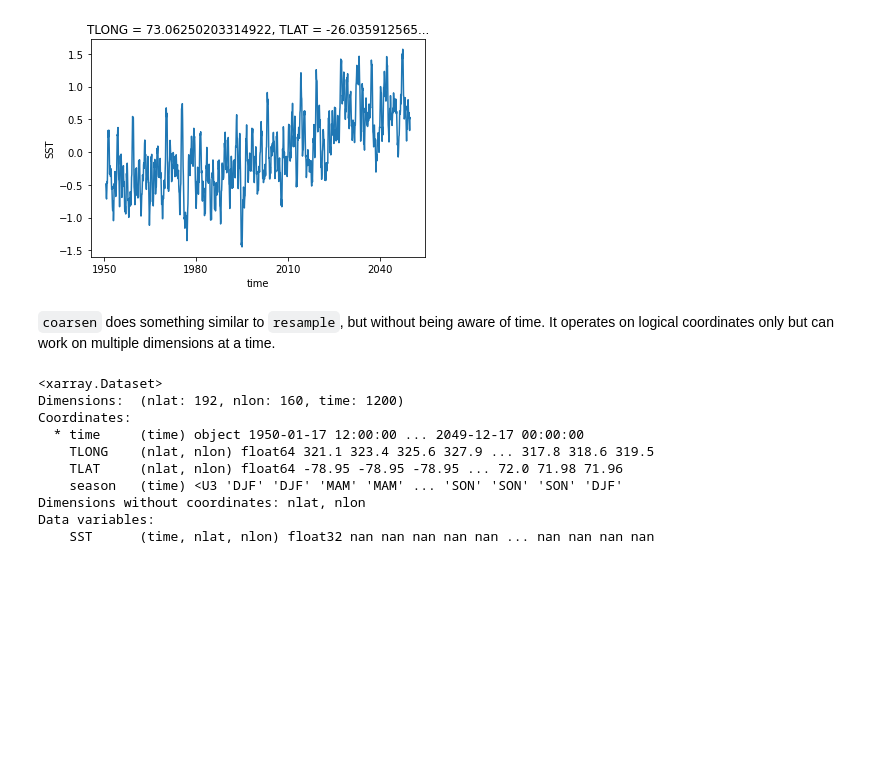
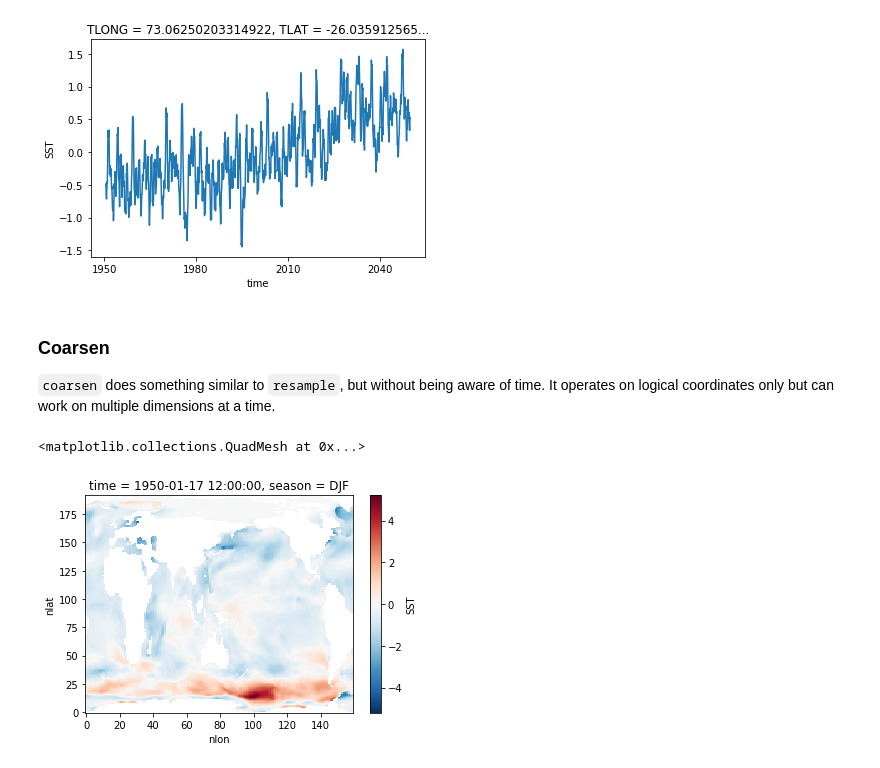
Before and after one commit to abishekg7/intro_xarray_dask, a Jupyter notebook: notebooks/3_xarray_operators.ipynb, the cells around one changed output. Saved outputs shown, nothing was run; the diff lists cells and outputs as text; code cells hidden in the pictures; blank space fills up the shorter version.

```diff
--- a/notebooks/3_xarray_operators.ipynb
+++ b/notebooks/3_xarray_operators.ipynb
@@ -122,21 +126,14 @@ roll_sst_anom.SST.isel(nlat=100,nlon=100).plot()
 [<matplotlib.lines.Line2D at 0x...>]
 [figure]
 # %% [markdown]
+### Coarsen
+
 `coarsen` does something similar to `resample`, but without being aware of time.
 It operates on logical coordinates only but can work on multiple dimensions at a
 time.
 # %%
 coarse_sst_anom = sst_anom.coarsen(nlat=2,nlon=2).mean()
-#coarse_sst_anom.SST.isel(nlat=100,nlon=100).plot(label="12 month rolling mean")
-coarse_sst_anom
+coarse_sst_anom.SST.isel(time=0).plot()
 # %% [output]
-<xarray.Dataset>
-Dimensions:  (nlat: 192, nlon: 160, time: 1200)
-Coordinates:
-  * time     (time) object 1950-01-17 12:00:00 ... 2049-12-17 00:00:00
-    TLONG    (nlat, nlon) float64 321.1 323.4 325.6 327.9 ... 317.8 318.6 319.5
-    TLAT     (nlat, nlon) float64 -78.95 -78.95 -78.95 ... 72.0 71.98 71.96
-    season   (time) <U3 'DJF' 'DJF' 'MAM' 'MAM' ... 'SON' 'SON' 'SON' 'DJF'
-Dimensions without coordinates: nlat, nlon
-Data variables:
-    SST      (time, nlat, nlon) float32 nan nan nan nan nan ... nan nan nan nan
+<matplotlib.collections.QuadMesh at 0x...>
+[figure, added]
```
Also changed, not shown: parts of 9 cells of this notebook, 6 other files.
